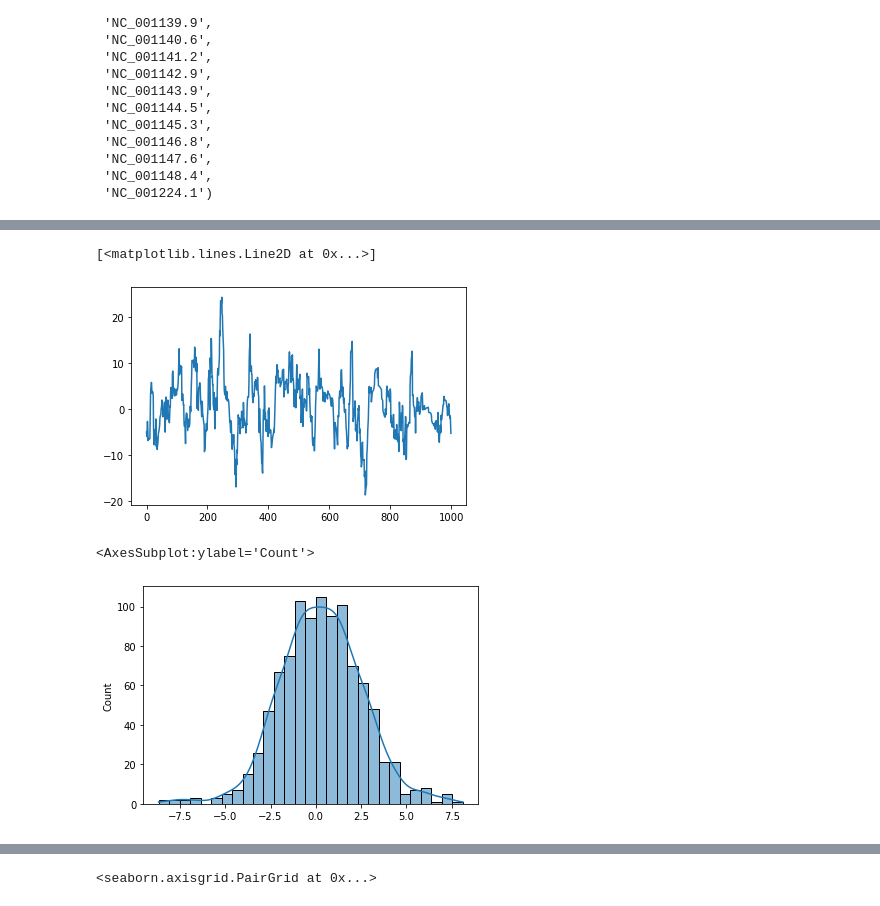
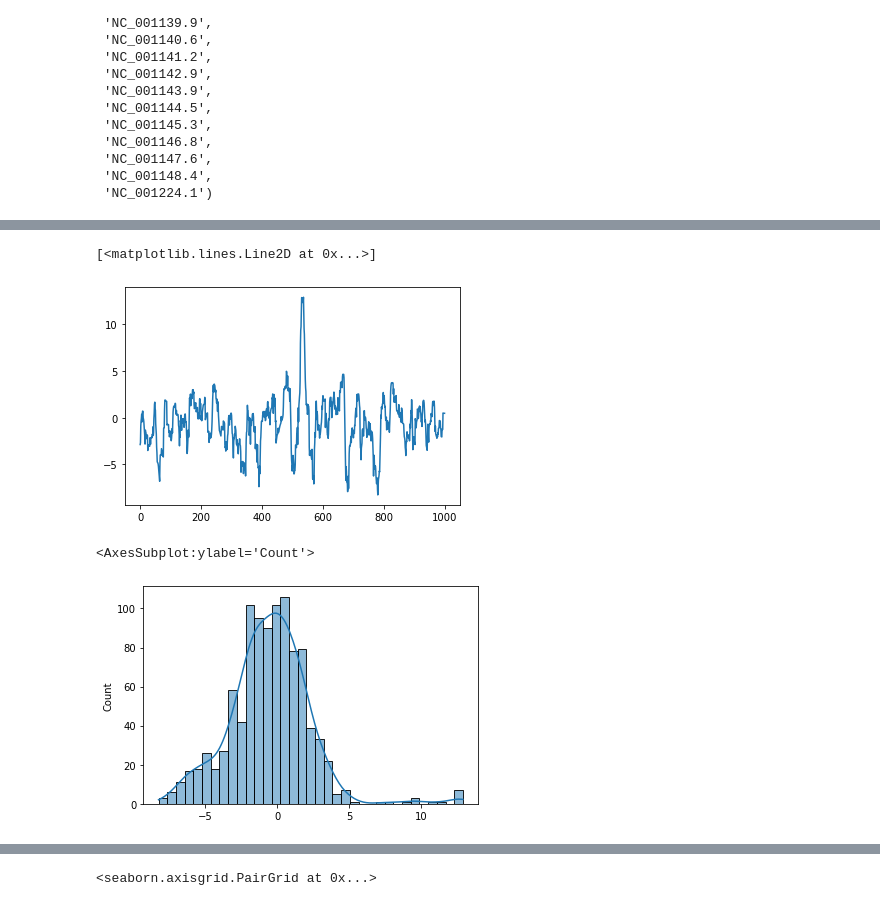
Before and after one commit to intbio/NucDPosIT, a Jupyter notebook: src/NucDPosIT/develop.ipynb, the cells around one changed output, grey strips where cells are left out. Drawn from its saved outputs; the diff is of its cells as text; code cells hidden in the pictures.

```diff
--- a/src/NucDPosIT/develop.ipynb
+++ b/src/NucDPosIT/develop.ipynb
@@ -428,13 +317,47 @@ plt.plot(np.arange(start, stop), coverage)
+# %%
+def plot_model_occ(dyads, nuc_template, start, end, dyad_weights=None):
+    dyad_weights = np.ones_like(dyads) if dyad_weights is None else dyad_weights
+    broad_start, broad_end = start - 2 * nuc_template.size, end + 2 * nuc_template.size
+    # print(broad_start, broad_end)
+    x = np.arange(broad_start, broad_end)
+    y = np.zeros_like(x, dtype=float)
+    for i, dyad in enumerate(dyads):
+        start_pos = dyad - nuc_template.size // 2 - broad_start
+        end_pos = dyad - broad_start + nuc_template.size // 2
+        y[start_pos:end_pos] += nuc_template * dyad_weights[i]
+    return (
+        x[2 * nuc_template.size : -2 * nuc_template.size],
+        y[2 * nuc_template.size : -2 * nuc_template.size],
+    )
 # %%
 dyad_x, dyad_y = plot_model_occ(window_df.dyad.to_numpy(), nuc_template, start, stop)
 
-weights = window_df.dyad.apply(lambda x: stat_df.loc[stat_df.dyad == x, 'size'].values[0]).to_numpy()
-sem_x, sem_y = plot_model_occ(window_df.dyad.to_numpy(), std_template ** 2, start, stop, weights)
+# weights = window_df.dyad.apply(lambda x: stat_df.loc[stat_df.dyad == x, 'size'].values[0]).to_numpy()
+sem_x, sem_y = plot_model_occ(
+    stat_df.dyad.to_numpy(),
+    std_template,
+    start,
+    stop,
+    np.sqrt(stat_df["size"].to_numpy()),
+)
 
 plt.figure(figsize=(16, 9))
-plt.errorbar(dyad_x, dyad_y, np.sqrt(var_y), label='model')
-plt.plot(np.arange(start, stop), coverage, label='exp')
+plt.errorbar(dyad_x, dyad_y, sem_y, label="model")
+plt.plot(np.arange(start, stop), coverage, label="exp")
 plt.bar(theta_opt, cluster_occ, 3)
+
+
+plt.plot(
+    np.arange(start, stop),
+    np.array(
+        dpst.alignemnt.count_coverage(
+            chromosome, start, stop, read_callback="nofilter", quality_threshold=0
+        )
+    ).sum(0),
+    label="read occupancy",
+)
+
+
 plt.legend()
 plt.grid()
 # %% [output]
@@ -455,10 +383,10 @@ sns.histplot(v, kde=True, stat='density')
 # %%
-plt.plot(v)
+plt.plot(v / np.sqrt(sem_y))
 # %% [output]
 [<matplotlib.lines.Line2D at 0x...>]
-[figure, old version]
+[figure, new version]
 # %%
-sns.histplot(v / np.sqrt(var_y), kde=True)
+sns.histplot(v / np.sqrt(sem_y), kde=True)
 # %% [output]
 <AxesSubplot:ylabel='Count'>
-[figure, old version]
+[figure, new version]
```
Also changed, not shown: parts of 119 cells of this notebook.
